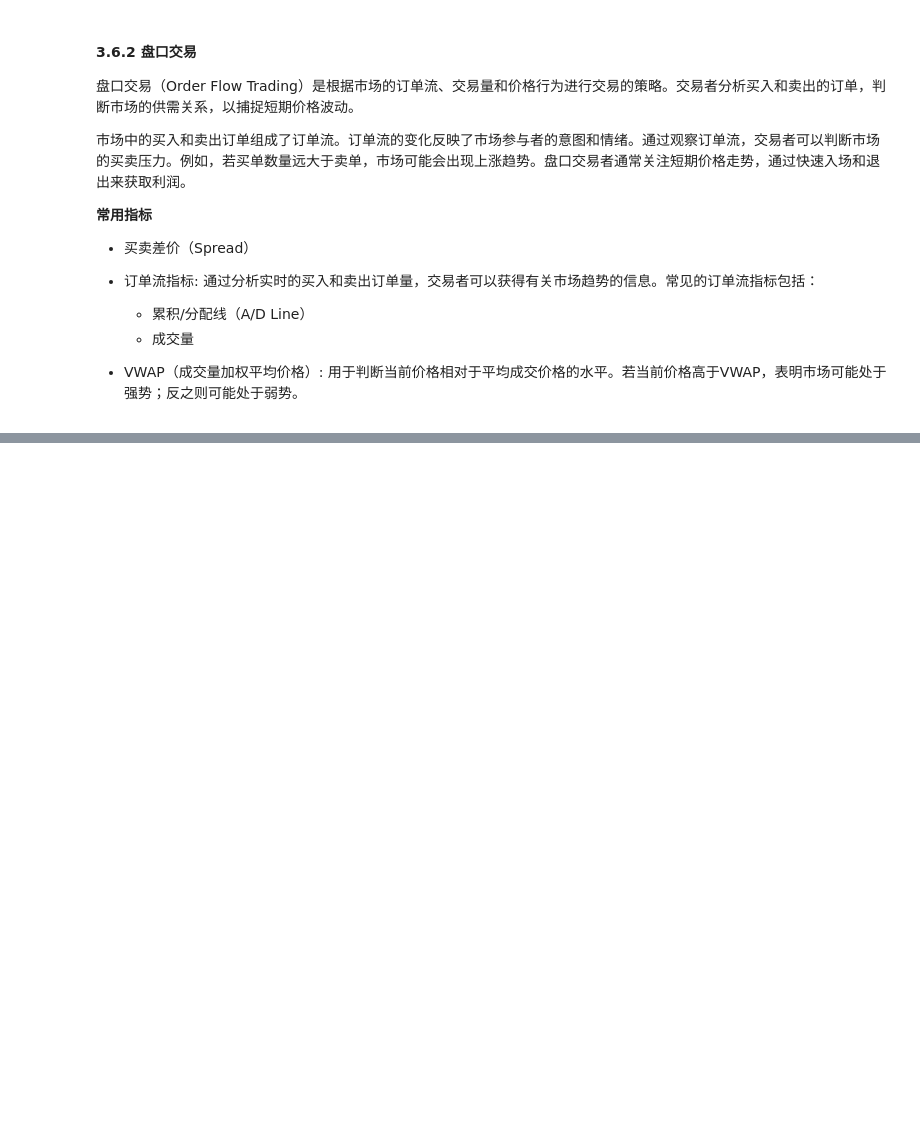
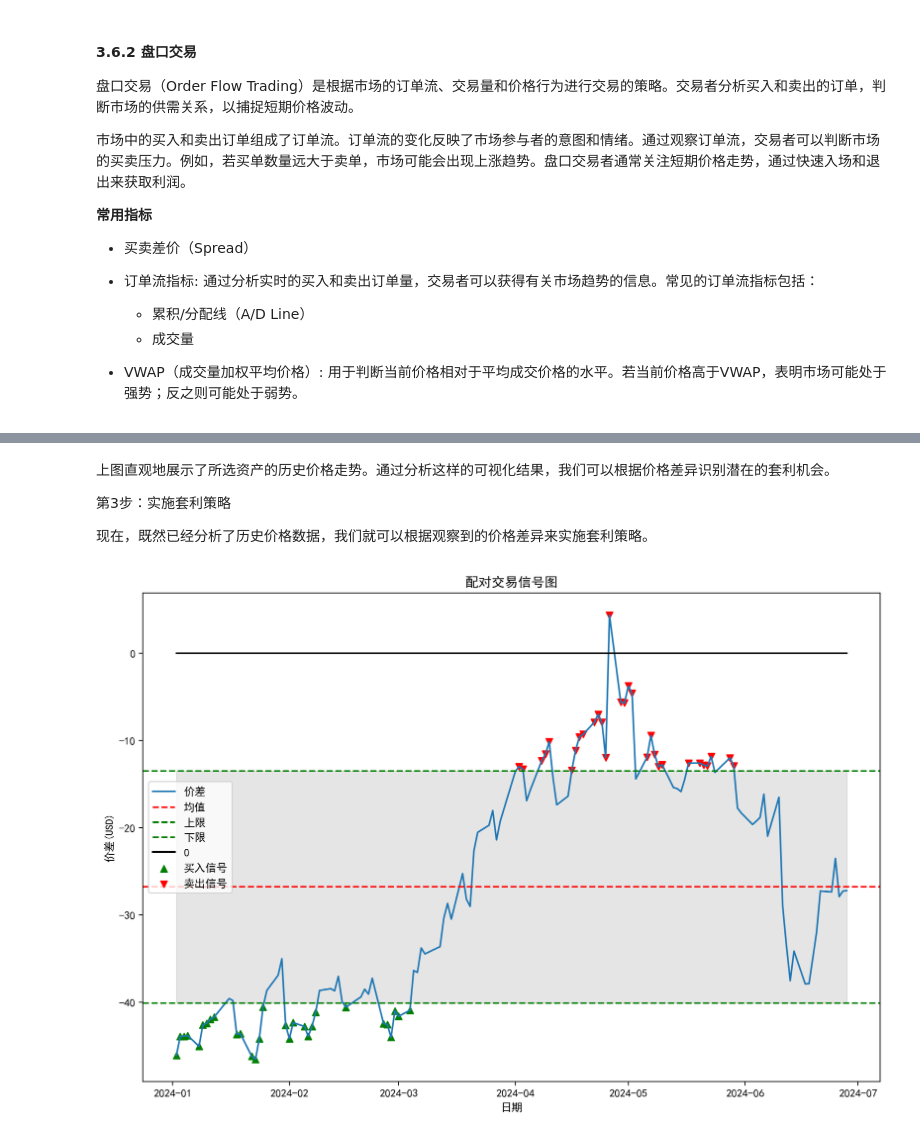
Before and after one commit to dafuzhuu/Quant-RA, a Jupyter notebook: section 7 高频交易/section7 高频交易.ipynb, the cells around one changed output, grey strips where cells are left out. Drawn from its saved outputs; the diff is of its cells as text; code cells hidden in the pictures; blank space fills up the shorter version.

```diff
--- a/section 7 高频交易/section7 高频交易.ipynb
+++ b/section 7 高频交易/section7 高频交易.ipynb
@@ -524,0 +680,38 @@ $$
+# %% [markdown]
+上图直观地展示了所选资产的历史价格走势。通过分析这样的可视化结果，我们可以根据价格差异识别潜在的套利机会。
+
+第3步：实施套利策略
+
+现在，既然已经分析了历史价格数据，我们就可以根据观察到的价格差异来实施套利策略。
+# %%
+# 实施一个简单的配对交易策略
+asset1 = 'GOOG'
+asset2 = 'AAPL'
+
+spread = data['Close'][asset1] - data['Close'][asset2]
+spread_mean = np.mean(spread)
+spread_std = np.std(spread)
+
+# 根据价格差生成买入/卖出信号
+z_score = (spread - spread_mean) / spread_std
+buy_signal = z_score < -1.0
+sell_signal = z_score > 1.0
+
+# 可视化价格差和买入/卖出信号
+plt.figure(figsize=(12, 8), dpi=200)
+plt.plot(spread, label='价差')
+plt.axhline(spread_mean, color='r', linestyle='--', label='均值')
+plt.axhline(spread_mean + spread_std, color='g', linestyle='--', label='上限')
+plt.axhline(spread_mean - spread_std, color='g', linestyle='--', label='下限')
+plt.fill_between(spread.index, spread_mean + spread_std, spread_mean - spread_std, color='gray', alpha=0.2)
+plt.plot(spread.index, np.zeros(len(spread)), 'k-', label='0')
+plt.scatter(spread[buy_signal].index, spread[buy_signal], marker='^', color='g', label='买入信号')
+plt.scatter(spread[sell_signal].index, spread[sell_signal], marker='v', color='r', label='卖出信号')
+plt.title('配对交易信号图')
+plt.xlabel('日期')
+plt.ylabel('价差(USD)')
+plt.legend()
+
+plt.show()
+# %% [output]
+[figure, added]
```
Also changed, not shown: parts of 23 cells of this notebook, 2 other files.
